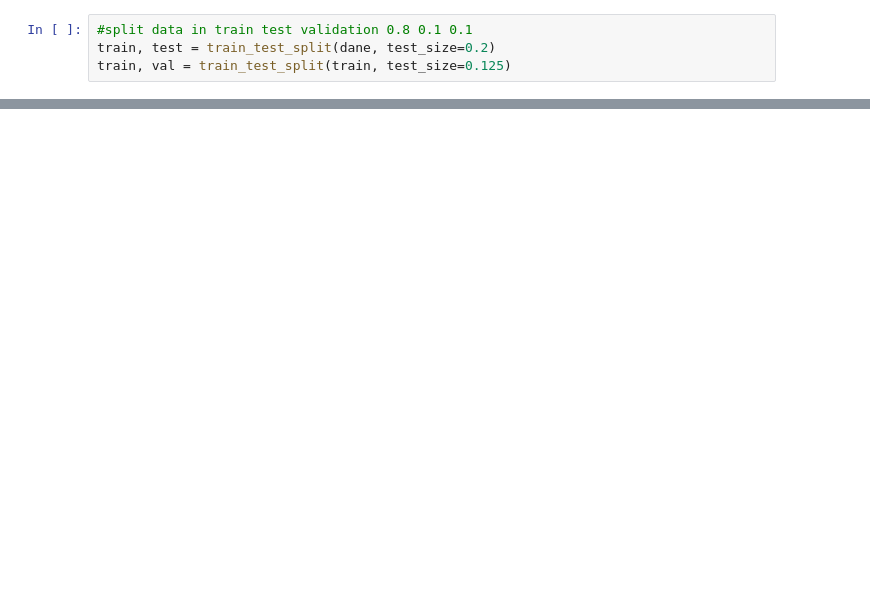
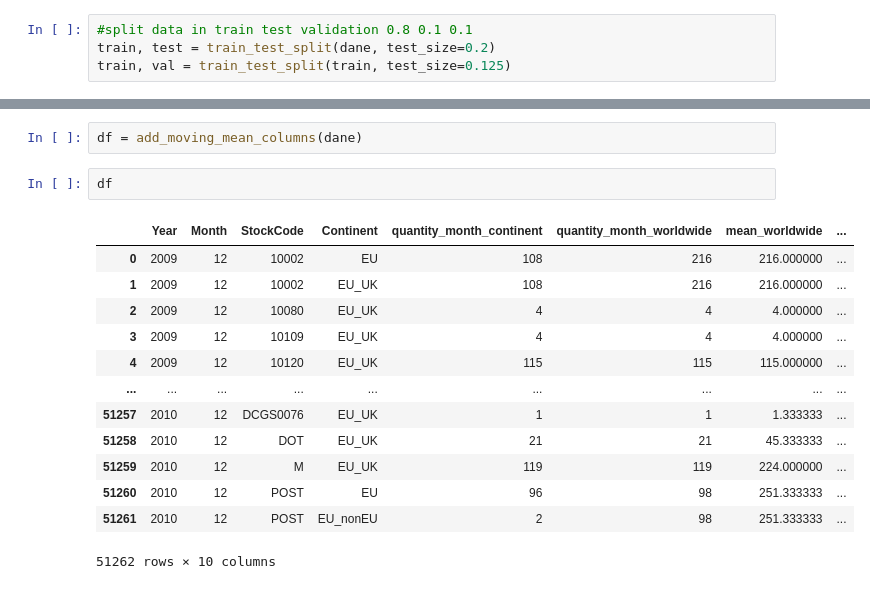
Before and after one commit to wojciechkosiuk/BestHacking-League2k23-mISIe1, a Jupyter notebook: przegladAdam.ipynb, the cells around one changed output, grey strips where cells are left out. Cells and saved outputs as stored; diff of their text form; blank space fills up the shorter version.

```diff
--- a/przegladAdam.ipynb
+++ b/przegladAdam.ipynb
@@ -125,0 +78,18 @@ dtale.show(grouped_dane)
+# %%
+df = add_moving_mean_columns(dane)
+# %%
+df
+# %% [output]
+|  | Year | Month | StockCode | Continent | quantity_month_continent | quantity_month_worldwide | mean_worldwide | ... |
+| 0 | 2009 | 12 | 10002 | EU | 108 | 216 | 216.000000 | ... |
+| 1 | 2009 | 12 | 10002 | EU_UK | 108 | 216 | 216.000000 | ... |
+| 2 | 2009 | 12 | 10080 | EU_UK | 4 | 4 | 4.000000 | ... |
+| 3 | 2009 | 12 | 10109 | EU_UK | 4 | 4 | 4.000000 | ... |
+| 4 | 2009 | 12 | 10120 | EU_UK | 115 | 115 | 115.000000 | ... |
+| ... | ... | ... | ... | ... | ... | ... | ... | ... |
+| 51257 | 2010 | 12 | DCGS0076 | EU_UK | 1 | 1 | 1.333333 | ... |
+| 51258 | 2010 | 12 | DOT | EU_UK | 21 | 21 | 45.333333 | ... |
+| 51259 | 2010 | 12 | M | EU_UK | 119 | 119 | 224.000000 | ... |
+| 51260 | 2010 | 12 | POST | EU | 96 | 98 | 251.333333 | ... |
+| 51261 | 2010 | 12 | POST | EU_nonEU | 2 | 98 | 251.333333 | ... |
+51262 rows × 10 columns
```
Also changed, not shown: parts of 11 cells of this notebook, 4 other files.
